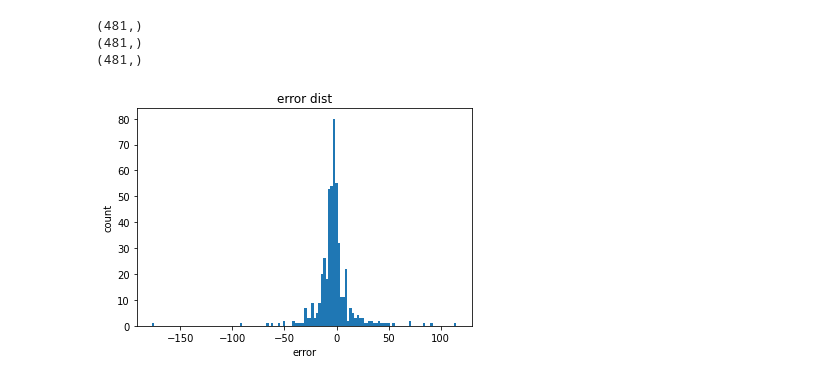
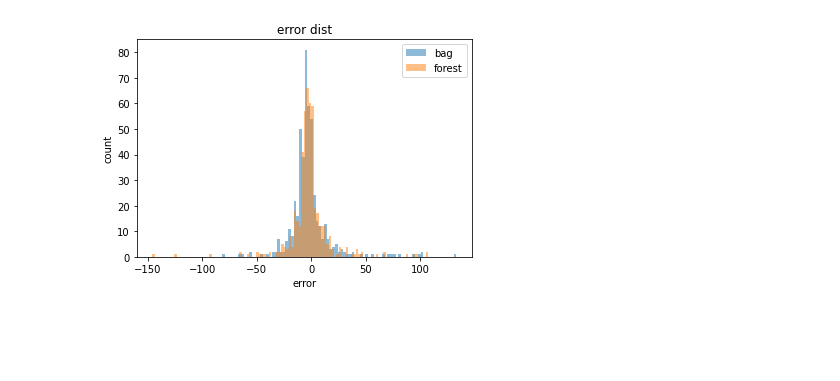
Before and after one commit to Camouflage10/disease-spread-model, a Jupyter notebook: disease_model.ipynb, the cells around one changed output. Saved outputs shown, nothing was run; the diff lists cells and outputs as text; code cells hidden in the pictures; blank space fills up the shorter version.

```diff
--- a/disease_model.ipynb
+++ b/disease_model.ipynb
@@ -195,0 +145,4 @@ Accuracy: 5.41%
+# %%
+hyperbag={'n_estimators': [75,85,175],'max_features':[4,5,6]}
+forestparam, forestResults=getParams(x_train, y_train, RandomForestRegressor, hyperbag)
+forestResults.iloc[: , 6:]
@@ -195,0 +162,8 @@ Accuracy: 5.41%
+# %%
+bag = BaggingRegressor(n_estimators=bagparam['n_estimators'],
+                       max_features= bagparam['max_features'])
+forest=RandomForestRegressor(max_features=forestparam['max_features'],
+                             n_estimators=forestparam['n_estimators'])
+# %%
+bagModel, bagpreds=getPreds(x_train, x_test, y_train, y_test, bag)
+forestModel, forestpreds=getPreds(x_train, x_test, y_train, y_test, forest)
@@ -202,31 +213,30 @@ value = {
 with open('metrics.json', 'w') as outfile:
   outfile.write(json.dumps(value))
 # %%
-preds=np.array(preds)
+bagpreds=np.array(bagpreds)
+forestpreds=np.array(forestpreds)
+
 y_test=np.array(y_test)
-print(preds.shape)
-y_test=y_test.reshape(preds.shape)
-print(y_test.shape)
-error=y_test-preds
-print(error.shape)
+y_test=y_test.reshape(bagpreds.shape)
+
+bagerror=y_test-bagpreds
+foresterror=y_test-forestpreds
-# %% [output]
-(481,)
-(481,)
-(481,)
 # %%
 #visualization to see if it looks like it matches
 
 #error=error.reshape(error.shape[0]*error.shape[1],1)
 x_ax = range(len(y_test))
 plt.tight_layout()
 fig1 = plt.gcf()
-plt.hist(error, bins='auto')
+plt.hist(bagerror, bins='auto', alpha=.5, label='bag')
+plt.hist(foresterror, bins='auto', alpha=.5, label='forest')
 plt.title('error dist')
 plt.xlabel('error')
 plt.ylabel('count')
+plt.legend()
 plt.show()
 
 #create a graph called stats.png
 fig1.savefig('stats.png', dpi=100)
 # %% [output]
-[figure, old version]
+[figure, new version]
```
Also changed, not shown: parts of 19 cells of this notebook.
